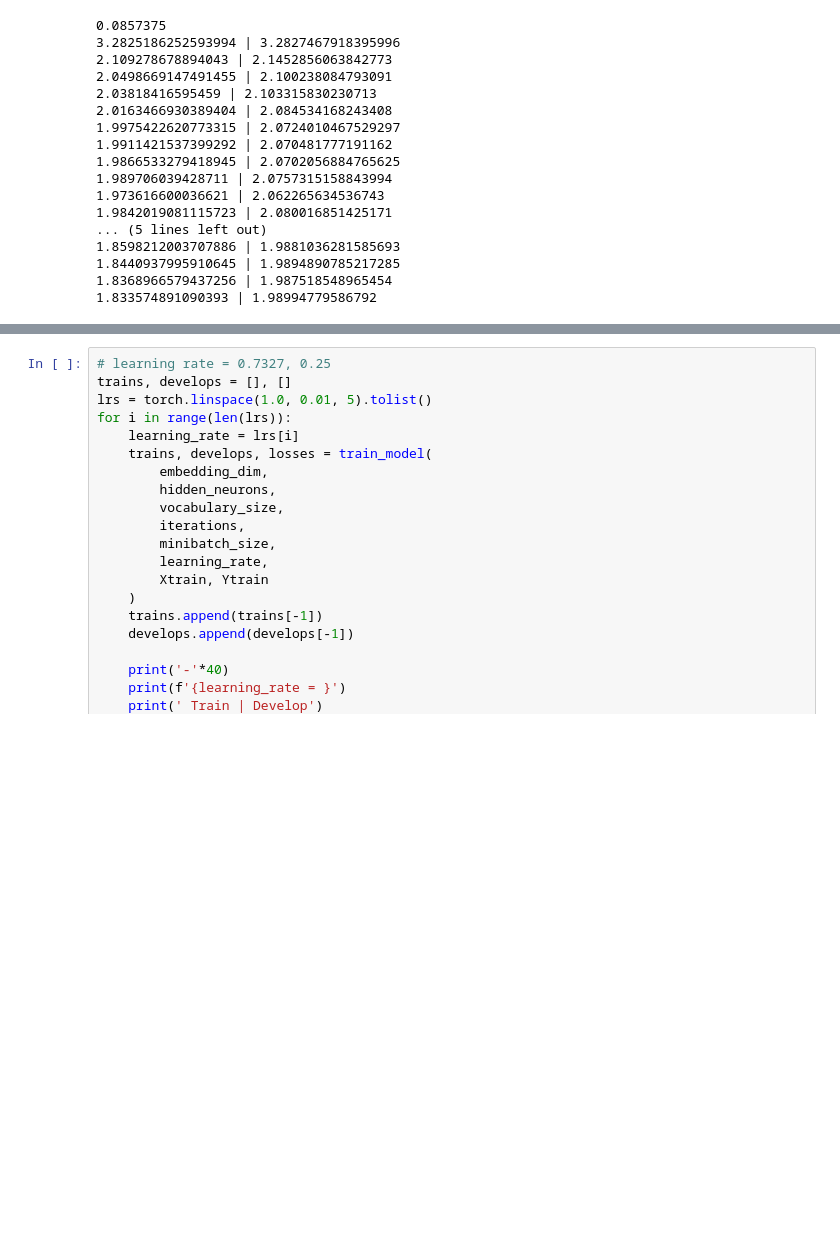
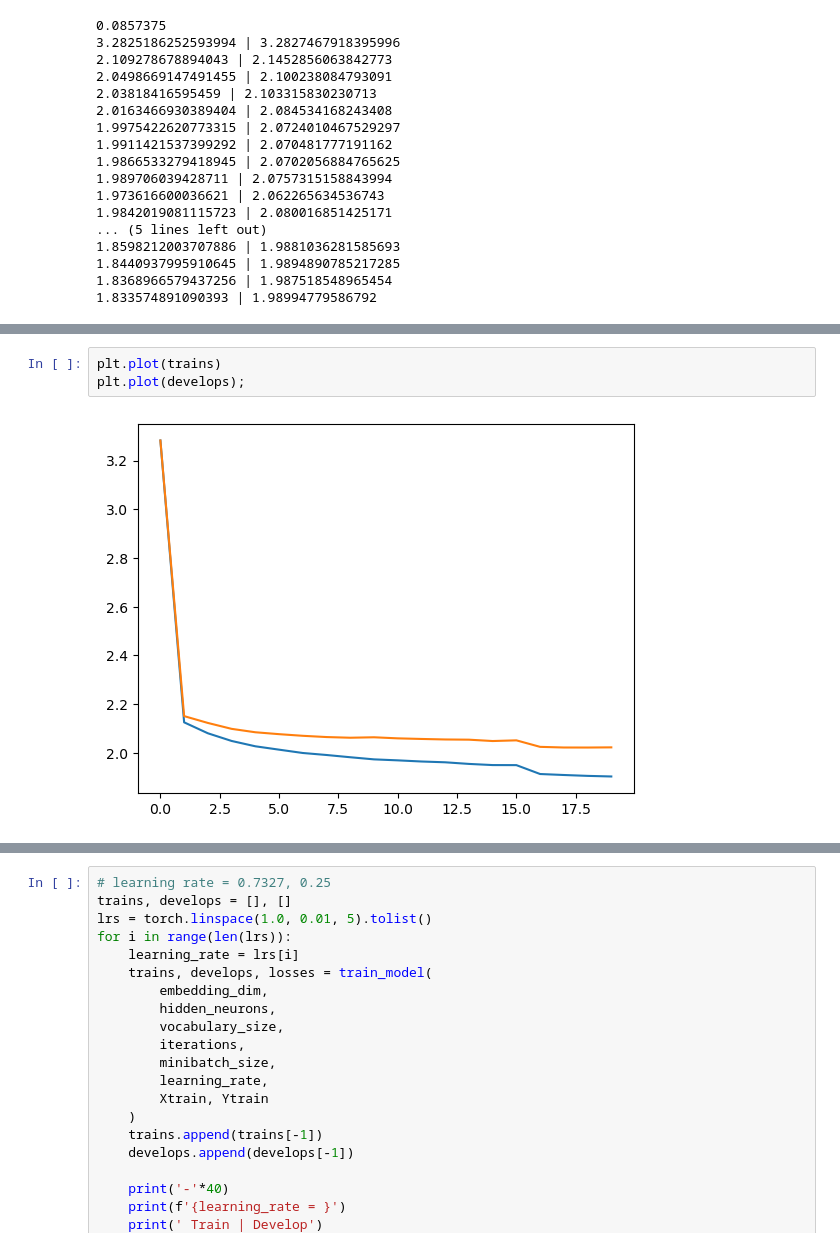
Before and after one commit to yarchickkk/makemore, a Jupyter notebook: wavenet.ipynb, the cells around one changed output, grey strips where cells are left out. Drawn from its saved outputs; the diff is of its cells as text; blank space fills up the shorter version.

```diff
--- a/wavenet.ipynb
+++ b/wavenet.ipynb
@@ -555,0 +581,5 @@ trains, develops, losses = train_model(
+# %%
+plt.plot(trains)
+plt.plot(develops);
+# %% [output]
+[figure, added]
```
Also changed, not shown: parts of 8 cells of this notebook.
